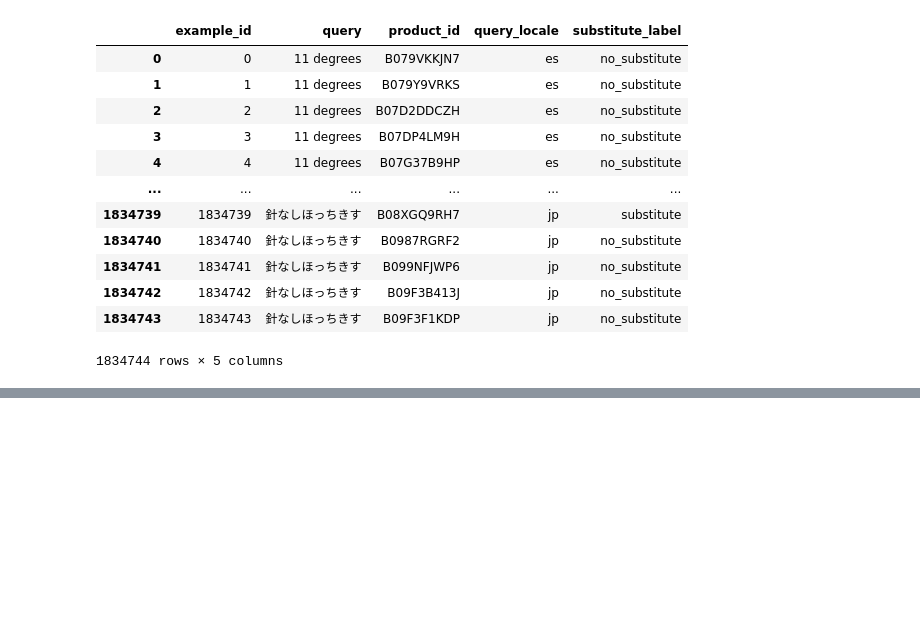
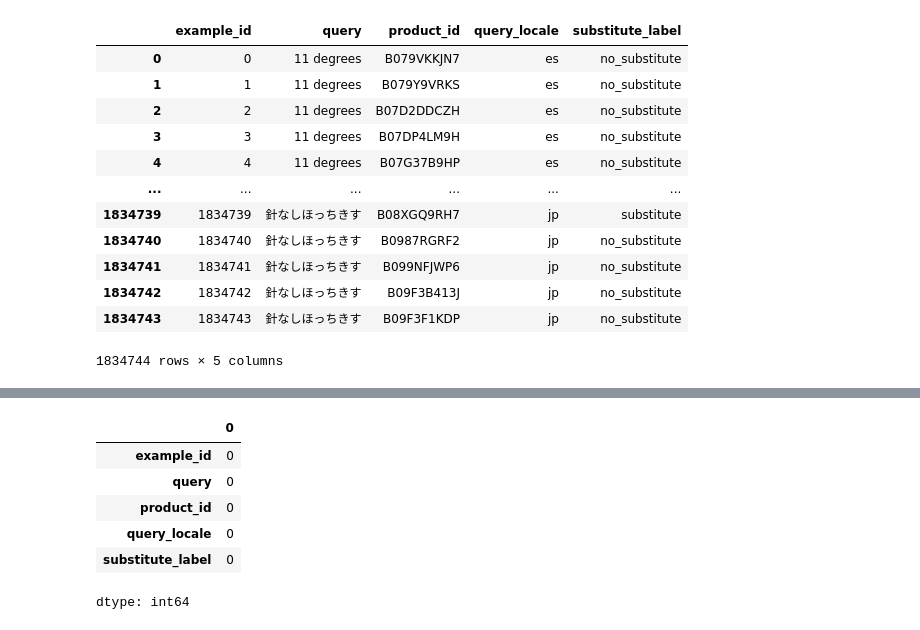
Before and after one commit to alokchoudharyguliya/Transformers, a Jupyter notebook: Search_Query.ipynb, the cells around one changed output, grey strips where cells are left out. Drawn from its saved outputs; the diff is of its cells as text; code cells hidden in the pictures; blank space fills up the shorter version.

Commit message:
Pausing the Search Query

```diff
--- a/Search_Query.ipynb
+++ b/Search_Query.ipynb
@@ -48,0 +96,10 @@ df_train
+# %%
+df_train.isna().sum()
+# %% [output]
+|  | 0 |
+| example_id | 0 |
+| query | 0 |
+| product_id | 0 |
+| query_locale | 0 |
+| substitute_label | 0 |
+dtype: int64
```
Also changed, not shown: parts of 7 cells of this notebook.
